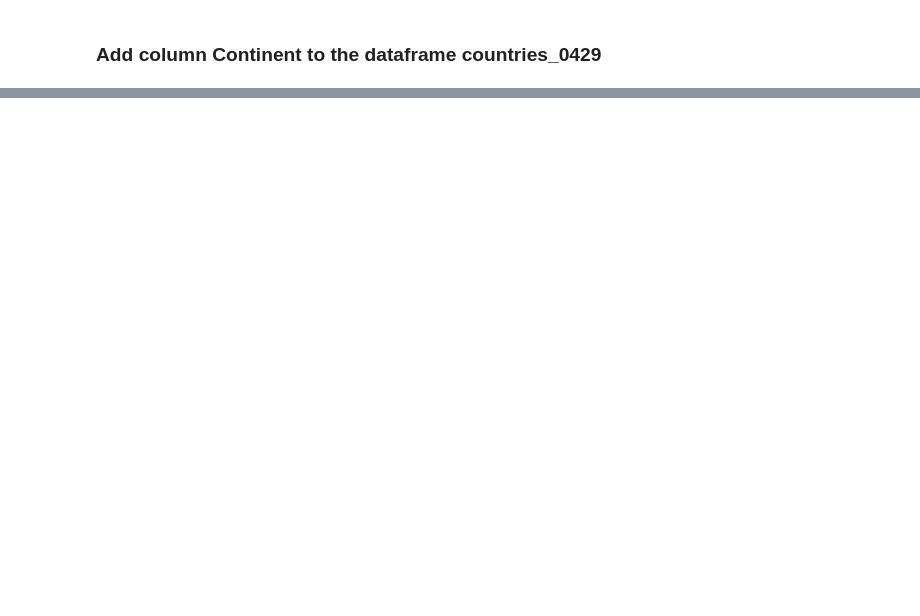
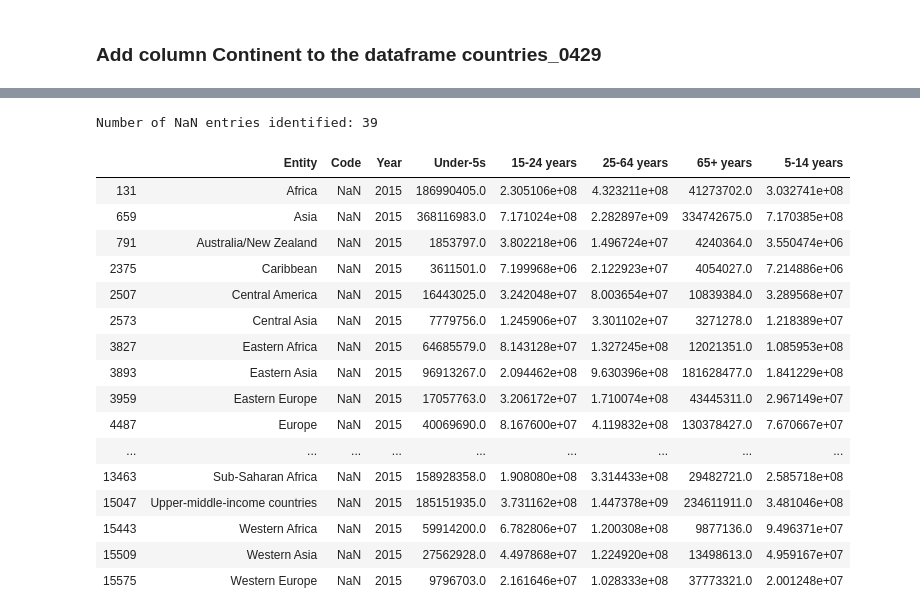
Before and after one commit to irenewu21/info2950-project, a Jupyter notebook: Final Project.ipynb, the cells around one changed output, grey strips where cells are left out. Cells and saved outputs as stored; diff of their text form; code cells hidden in the pictures; blank space fills up the shorter version.

Commit message:
data updated: age demographics and econ indicators
unemployment_rate_2019_countries
GDP_2018_countries
age_breakdown_2015_countries
median_age_2020_countries

```diff
--- a/Final Project.ipynb
+++ b/Final Project.ipynb
@@ -268,0 +388,3 @@ countries_0429
+# %%
+age_breakdown = pd.read_csv('population-by-broad-age-group.csv')
+age_breakdown
@@ -268,0 +414,3 @@ countries_0429
+# %%
+age_breakdown_2015 = age_breakdown[age_breakdown['Year'] == 2015]
+age_breakdown_2015
@@ -268,0 +451,6 @@ countries_0429
+# %%
+age_breakdown_2015 = age_breakdown_2015[age_breakdown_2015['Code'] != 'OWID_WRL']
+age_breakdown_2015 = age_breakdown_2015[age_breakdown_2015['Code'] != 'OWID_MNS']
+age_breakdown_2015 = age_breakdown_2015[age_breakdown_2015['Code'] != 'OWID_PYA']
+age_breakdown_2015 = age_breakdown_2015[age_breakdown_2015['Code'] != 'OWID_CIS']
+age_breakdown_2015.Code.unique()
@@ -268,0 +475,23 @@ countries_0429
+# %%
+bool_crit_3 = (pd.isnull(age_breakdown_2015.Code))
+print('Number of NaN entries identified:', sum(bool_crit_3))
+age_breakdown_2015[bool_crit_3]
+# %% [output]
+Number of NaN entries identified: 39
+|  | Entity | Code | Year | Under-5s | 15-24 years | 25-64 years | 65+ years | 5-14 years |
+| 131 | Africa | NaN | 2015 | 186990405.0 | 2.305106e+08 | 4.323211e+08 | 41273702.0 | 3.032741e+08 |
+| 659 | Asia | NaN | 2015 | 368116983.0 | 7.171024e+08 | 2.282897e+09 | 334742675.0 | 7.170385e+08 |
+| 791 | Australia/New Zealand | NaN | 2015 | 1853797.0 | 3.802218e+06 | 1.496724e+07 | 4240364.0 | 3.550474e+06 |
+| 2375 | Caribbean | NaN | 2015 | 3611501.0 | 7.199968e+06 | 2.122923e+07 | 4054027.0 | 7.214886e+06 |
+| 2507 | Central America | NaN | 2015 | 16443025.0 | 3.242048e+07 | 8.003654e+07 | 10839384.0 | 3.289568e+07 |
+| 2573 | Central Asia | NaN | 2015 | 7779756.0 | 1.245906e+07 | 3.301102e+07 | 3271278.0 | 1.218389e+07 |
+| 3827 | Eastern Africa | NaN | 2015 | 64685579.0 | 8.143128e+07 | 1.327245e+08 | 12021351.0 | 1.085953e+08 |
+| 3893 | Eastern Asia | NaN | 2015 | 96913267.0 | 2.094462e+08 | 9.630396e+08 | 181628477.0 | 1.841229e+08 |
+| 3959 | Eastern Europe | NaN | 2015 | 17057763.0 | 3.206172e+07 | 1.710074e+08 | 43445311.0 | 2.967149e+07 |
+| 4487 | Europe | NaN | 2015 | 40069690.0 | 8.167600e+07 | 4.119832e+08 | 130378427.0 | 7.670667e+07 |
+| ... | ... | ... | ... | ... | ... | ... | ... | ... |
+| 13463 | Sub-Saharan Africa | NaN | 2015 | 158928358.0 | 1.908080e+08 | 3.314433e+08 | 29482721.0 | 2.585718e+08 |
+| 15047 | Upper-middle-income countries | NaN | 2015 | 185151935.0 | 3.731162e+08 | 1.447378e+09 | 234611911.0 | 3.481046e+08 |
+| 15443 | Western Africa | NaN | 2015 | 59914200.0 | 6.782806e+07 | 1.200308e+08 | 9877136.0 | 9.496371e+07 |
+| 15509 | Western Asia | NaN | 2015 | 27562928.0 | 4.497868e+07 | 1.224920e+08 | 13498613.0 | 4.959167e+07 |
+| 15575 | Western Europe | NaN | 2015 | 9796703.0 | 2.161646e+07 | 1.028333e+08 | 37773321.0 | 2.001248e+07 |
```
Also changed, not shown: parts of 41 cells of this notebook, 4 other files.
